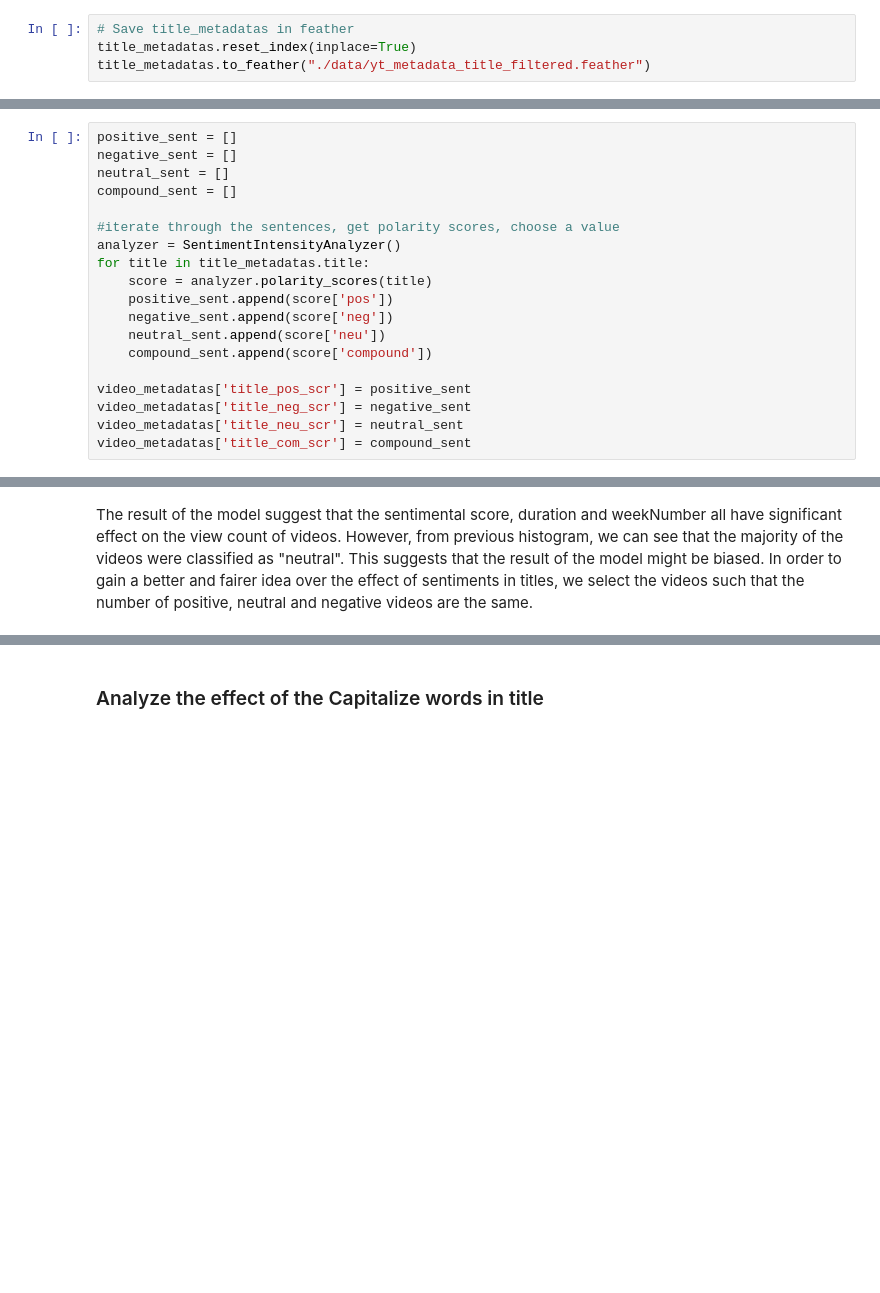
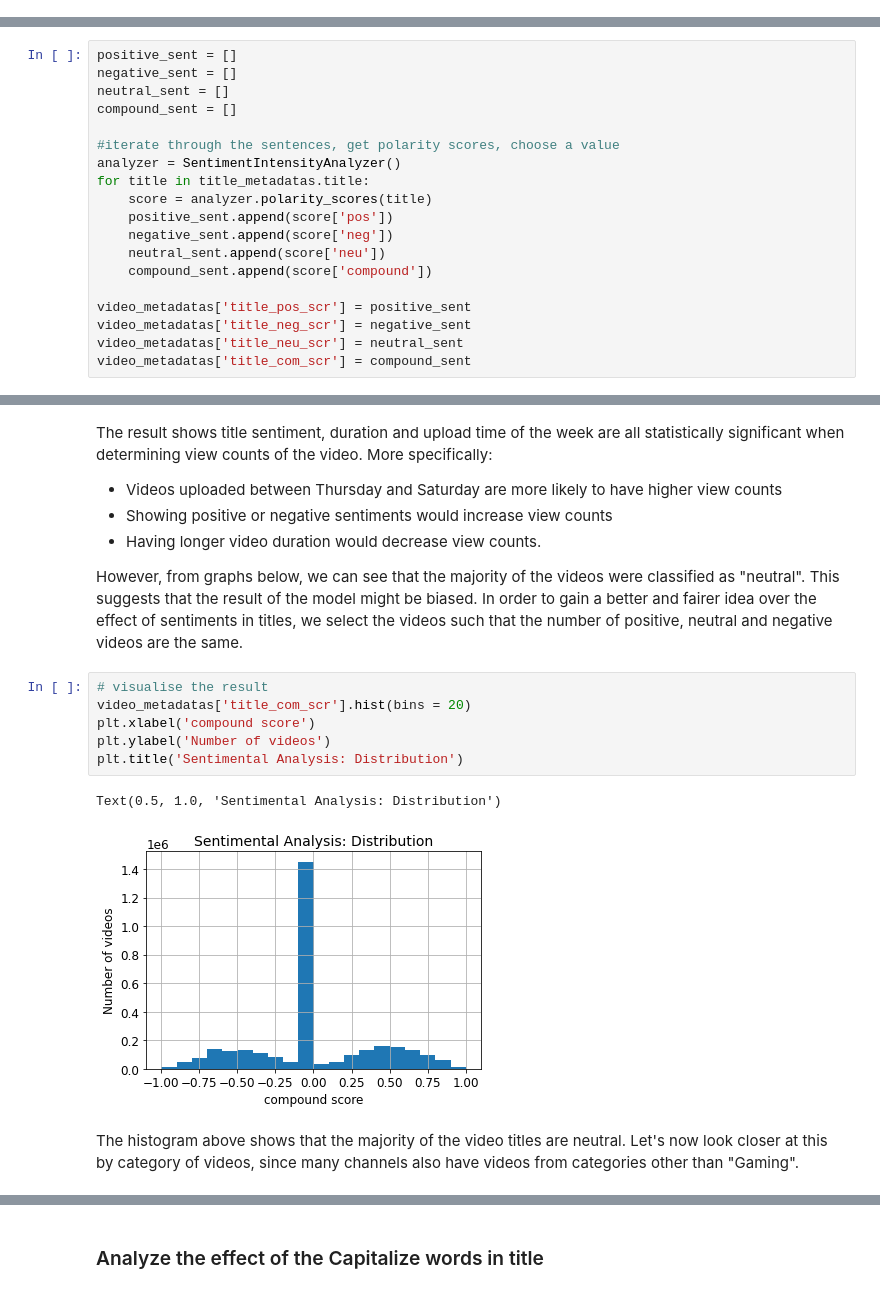
Before and after one commit to epfl-ada/ada-2022-project-adaptation, a Jupyter notebook: MS3_Analysis.ipynb, the cells around one changed output, grey strips where cells are left out. Cells and saved outputs as stored; diff of their text form; blank space fills up the shorter version.

```diff
--- a/MS3_Analysis.ipynb
+++ b/MS3_Analysis.ipynb
@@ -199,7 +173,3 @@ title_metadatas = pd.read_feather(
 title_metadatas = title_metadatas[
     title_metadatas['display_id'].isin(video_metadatas.display_id)
 ]
-# %%
-# Save title_metadatas in feather
-title_metadatas.reset_index(inplace=True)
-title_metadatas.to_feather("./data/yt_metadata_title_filtered.feather")
@@ -407,4 +365,20 @@ Covariance Type:            nonrobust
 Notes:
 [1] Standard Errors assume that the covariance matrix of the errors is correctly specified.
 # %% [markdown]
-The result of the model suggest that the sentimental score, duration and weekNumber all have significant effect on the view count of videos. However, from previous histogram, we can see that the majority of the videos were classified as "neutral". This suggests that the result of the model might be biased. In order to gain a better and fairer idea over the effect of sentiments in titles, we select the videos such that the number of positive, neutral and negative videos are the same.
+The result shows title sentiment, duration and upload time of the week are all statistically significant when determining view counts of the video. More specifically:
+- Videos uploaded between Thursday and Saturday are more likely to have higher view counts
+- Showing positive or negative sentiments would increase view counts
+- Having longer video duration would decrease view counts.
+
+However, from graphs below, we can see that the majority of the videos were classified as "neutral". This suggests that the result of the model might be biased. In order to gain a better and fairer idea over the effect of sentiments in titles, we select the videos such that the number of positive, neutral and negative videos are the same.
+# %%
+# visualise the result
+video_metadatas['title_com_scr'].hist(bins = 20)
+plt.xlabel('compound score')
+plt.ylabel('Number of videos')
+plt.title('Sentimental Analysis: Distribution')
+# %% [output]
+Text(0.5, 1.0, 'Sentimental Analysis: Distribution')
+[figure, added]
+# %% [markdown]
+The histogram above shows that the majority of the video titles are neutral. Let's now look closer at this by category of videos, since many channels also have videos from categories other than "Gaming".
```
Also changed, not shown: parts of 57 cells of this notebook, 1 other file.
